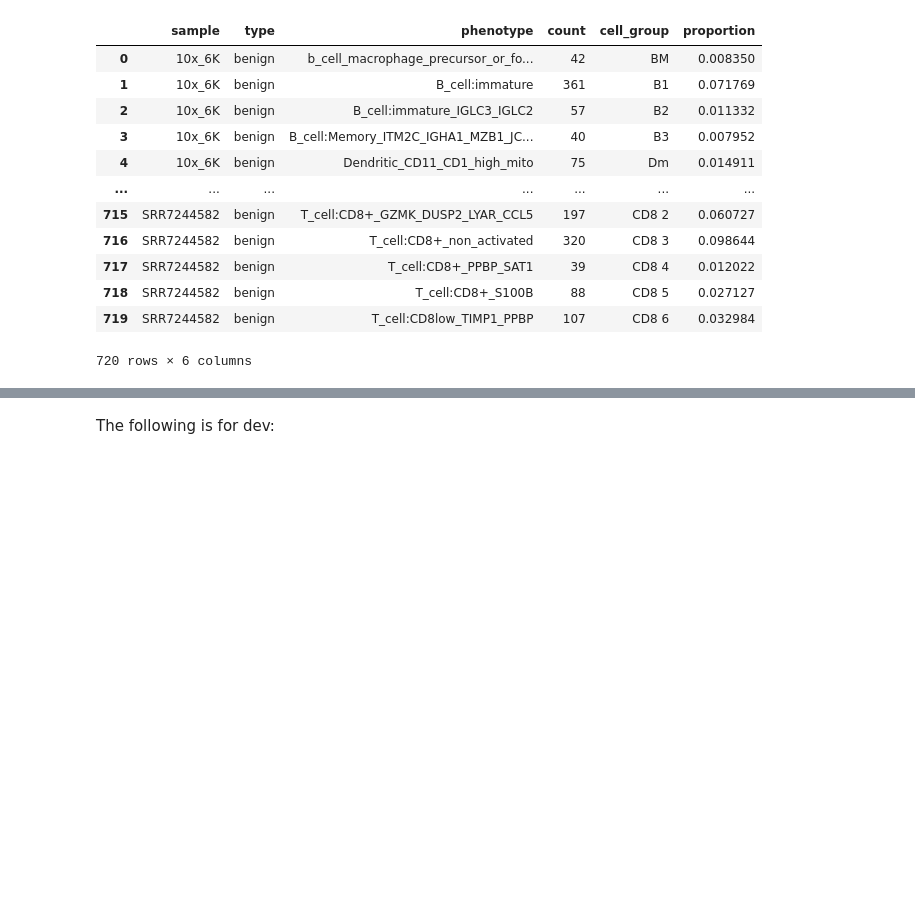
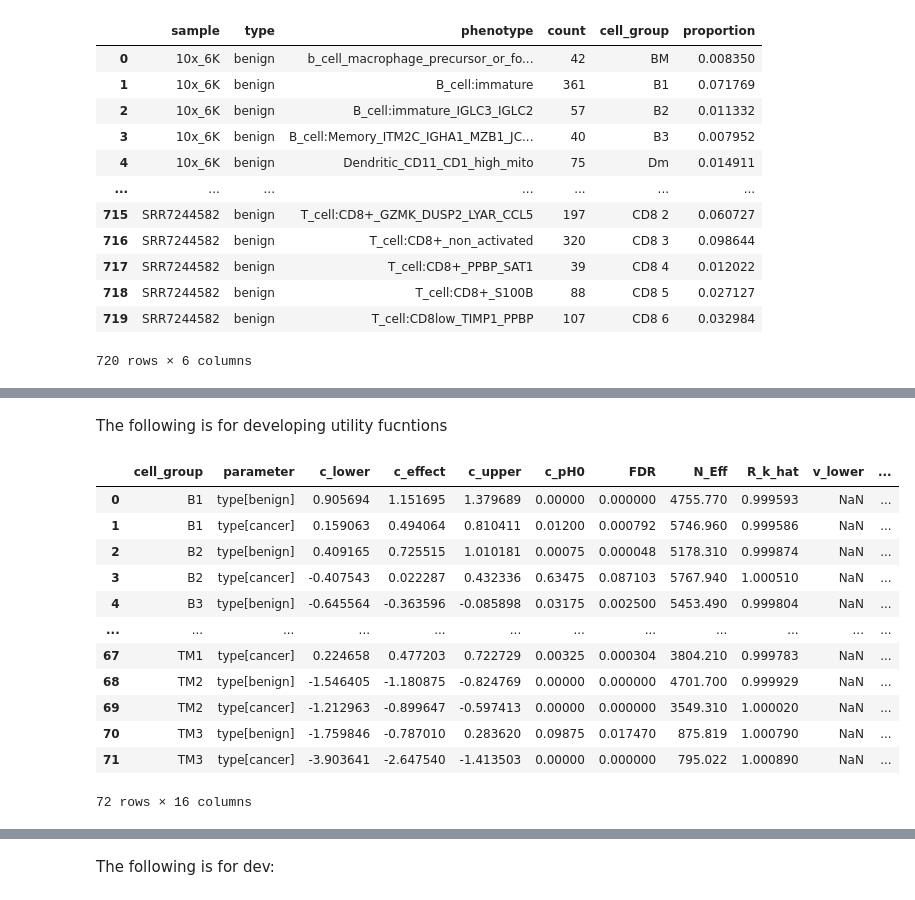
Before and after one commit to zhanchen/sccompPy, a Jupyter notebook: README.ipynb, the cells around one changed output, grey strips where cells are left out. Cells and saved outputs as stored; diff of their text form; code cells hidden in the pictures; blank space fills up the shorter version.

```diff
--- a/README.ipynb
+++ b/README.ipynb
@@ -136,0 +67,3 @@ res.get('fit').summary()
+# %%
+test_res = sccomp_test(estimate_res)
+test_res
@@ -137,3 +88,21 @@ res.get('fit').summary()
+# %% [markdown]
+The following is for developing utility fucntions
+# %%
+test_res['result']
+# %% [output]
+|  | cell_group | parameter | c_lower | c_effect | c_upper | c_pH0 | FDR | N_Eff | R_k_hat | v_lower | ... |
+| 0 | B1 | type[benign] | 0.905694 | 1.151695 | 1.379689 | 0.00000 | 0.000000 | 4755.770 | 0.999593 | NaN | ... |
+| 1 | B1 | type[cancer] | 0.159063 | 0.494064 | 0.810411 | 0.01200 | 0.000792 | 5746.960 | 0.999586 | NaN | ... |
+| 2 | B2 | type[benign] | 0.409165 | 0.725515 | 1.010181 | 0.00075 | 0.000048 | 5178.310 | 0.999874 | NaN | ... |
+| 3 | B2 | type[cancer] | -0.407543 | 0.022287 | 0.432336 | 0.63475 | 0.087103 | 5767.940 | 1.000510 | NaN | ... |
+| 4 | B3 | type[benign] | -0.645564 | -0.363596 | -0.085898 | 0.03175 | 0.002500 | 5453.490 | 0.999804 | NaN | ... |
+| ... | ... | ... | ... | ... | ... | ... | ... | ... | ... | ... | ... |
+| 67 | TM1 | type[cancer] | 0.224658 | 0.477203 | 0.722729 | 0.00325 | 0.000304 | 3804.210 | 0.999783 | NaN | ... |
+| 68 | TM2 | type[benign] | -1.546405 | -1.180875 | -0.824769 | 0.00000 | 0.000000 | 4701.700 | 0.999929 | NaN | ... |
+| 69 | TM2 | type[cancer] | -1.212963 | -0.899647 | -0.597413 | 0.00000 | 0.000000 | 3549.310 | 1.000020 | NaN | ... |
+| 70 | TM3 | type[benign] | -1.759846 | -0.787010 | 0.283620 | 0.09875 | 0.017470 | 875.819 | 1.000790 | NaN | ... |
+| 71 | TM3 | type[cancer] | -3.903641 | -2.647540 | -1.413503 | 0.00000 | 0.000000 | 795.022 | 1.000890 | NaN | ... |
+72 rows × 16 columns
 # %%
 from utilities import draws_to_tibble_x_y
 draws_to_tibble_x_y(res.get('fit'), 'beta', 'C', 'M')
```
Also changed, not shown: parts of 16 cells of this notebook, 3 other files.
